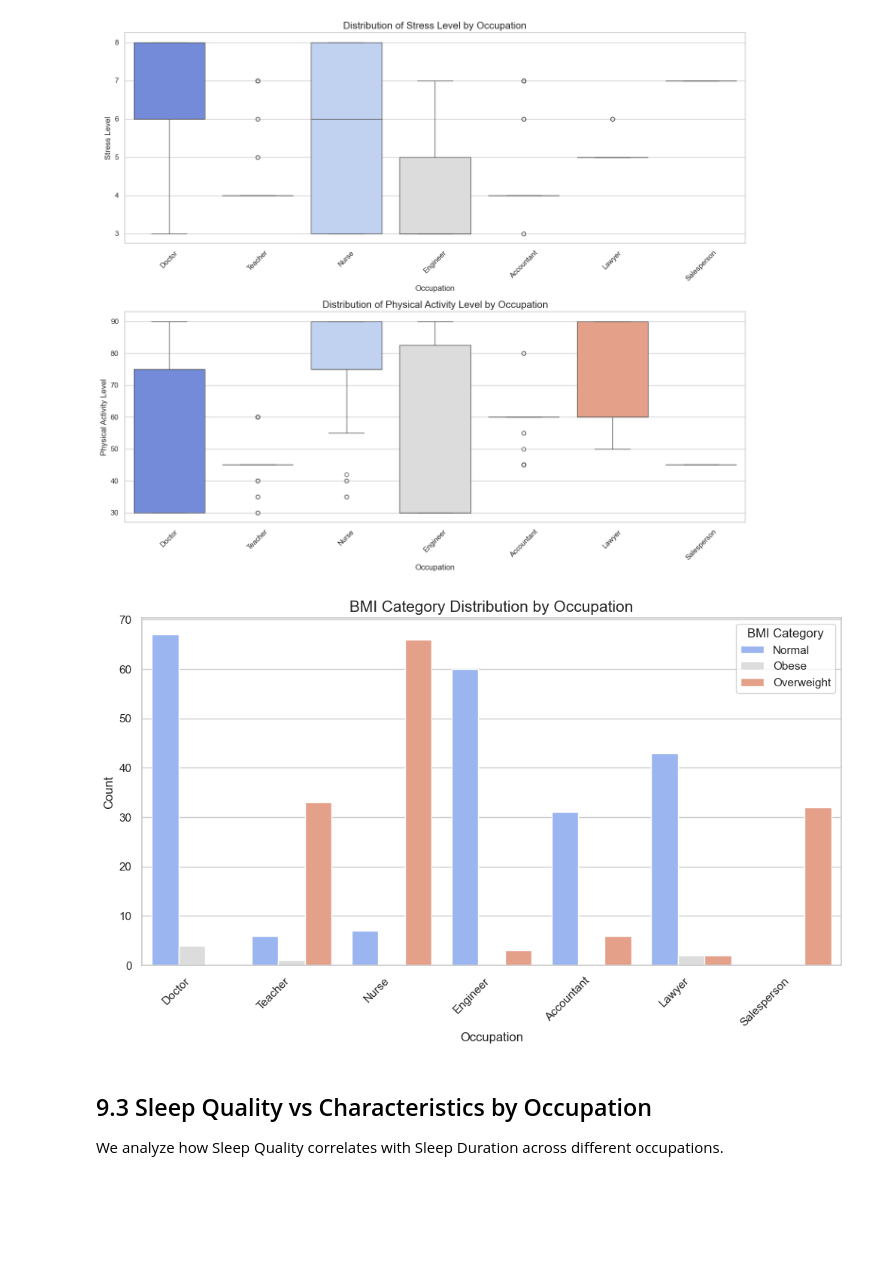
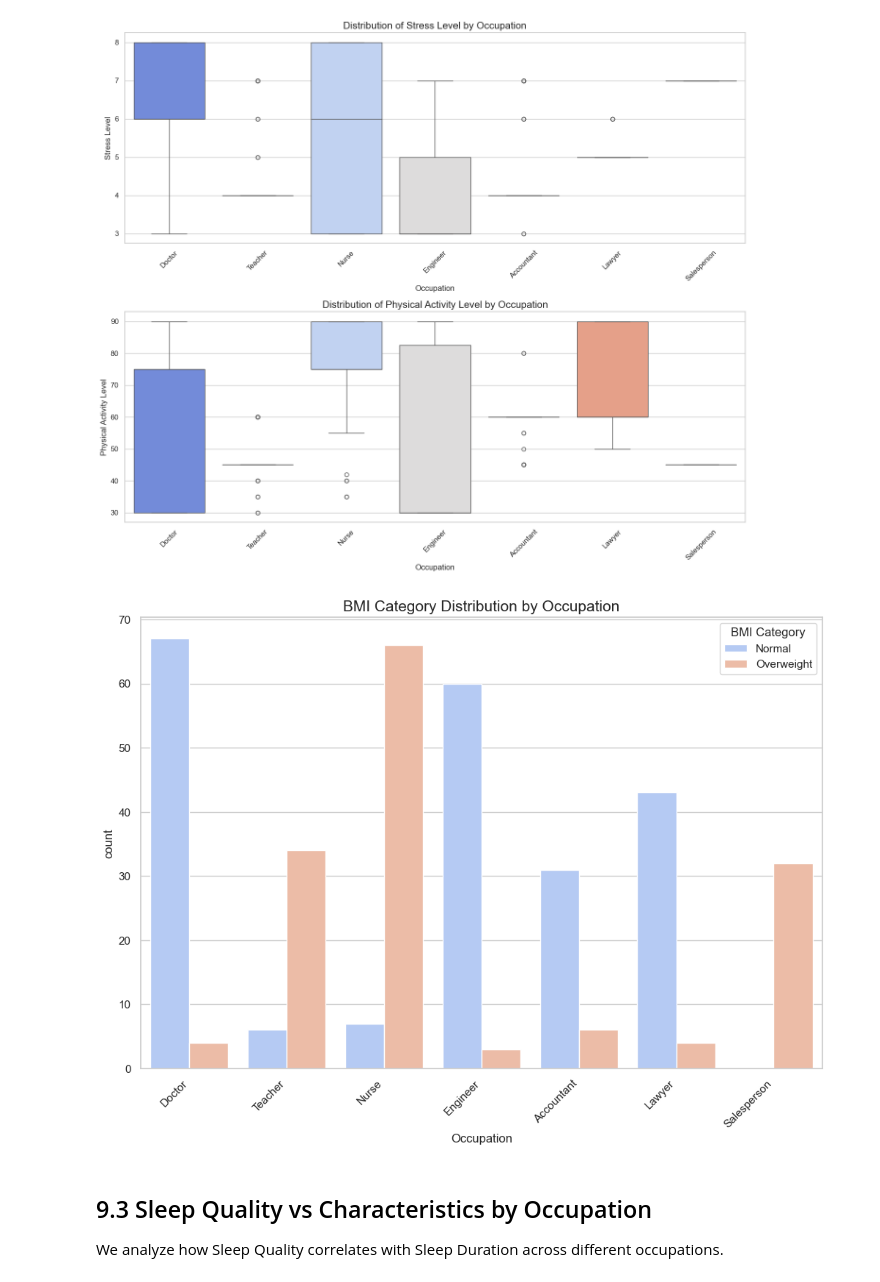
Before and after one commit to cjyaddone/ECE-143-Project, a Jupyter notebook: EDA.ipynb, the cells around one changed output. Cells and saved outputs as stored; diff of their text form; code cells hidden in the pictures; blank space fills up the shorter version.

```diff
--- a/EDA.ipynb
+++ b/EDA.ipynb
@@ -391,17 +391,19 @@ Passing `palette` without assigning `hue` is deprecated and will be removed in v
   sns.boxplot(x='Occupation', y='Physical Activity Level', data=df, palette='coolwarm', ax=axes[1])
 [figure]
 # %%
-# BMI Category by Occupation
-plt.figure(figsize=(12, 6))
-sns.countplot(x='Occupation', hue='BMI Category', data=df, palette='coolwarm')
+# BMI Category Distribution by Occupation (Merged)
+# Merge 'Obese' into 'Overweight' and 'Normal Weight' into 'Normal' for cleaner analysis
+df['BMI Category'] = df['BMI Category'].replace({'Obese': 'Overweight', 'Normal Weight': 'Normal'})
+
+plt.figure(figsize=(12, 8))
+# Use vertical bar chart as requested
+sns.countplot(x='Occupation', hue='BMI Category', data=df, palette='coolwarm', hue_order=['Normal', 'Overweight'])
 plt.title('BMI Category Distribution by Occupation', fontsize=15)
-plt.ylabel('Count', fontsize=12)
-plt.xlabel('Occupation', fontsize=12)
-plt.xticks(rotation=45, ha='right')
+plt.xticks(rotation=45, ha='right') # Rotate labels for readability
 plt.legend(title='BMI Category', loc='upper right')
 plt.show()
 # %% [output]
-[figure, old version]
+[figure, new version]
 # %% [markdown]
 ## 9.3 Sleep Quality vs Characteristics by Occupation
 We analyze how Sleep Quality correlates with Sleep Duration across different occupations.
```
Also changed, not shown: parts of 4 cells of this notebook, 1 other file.
